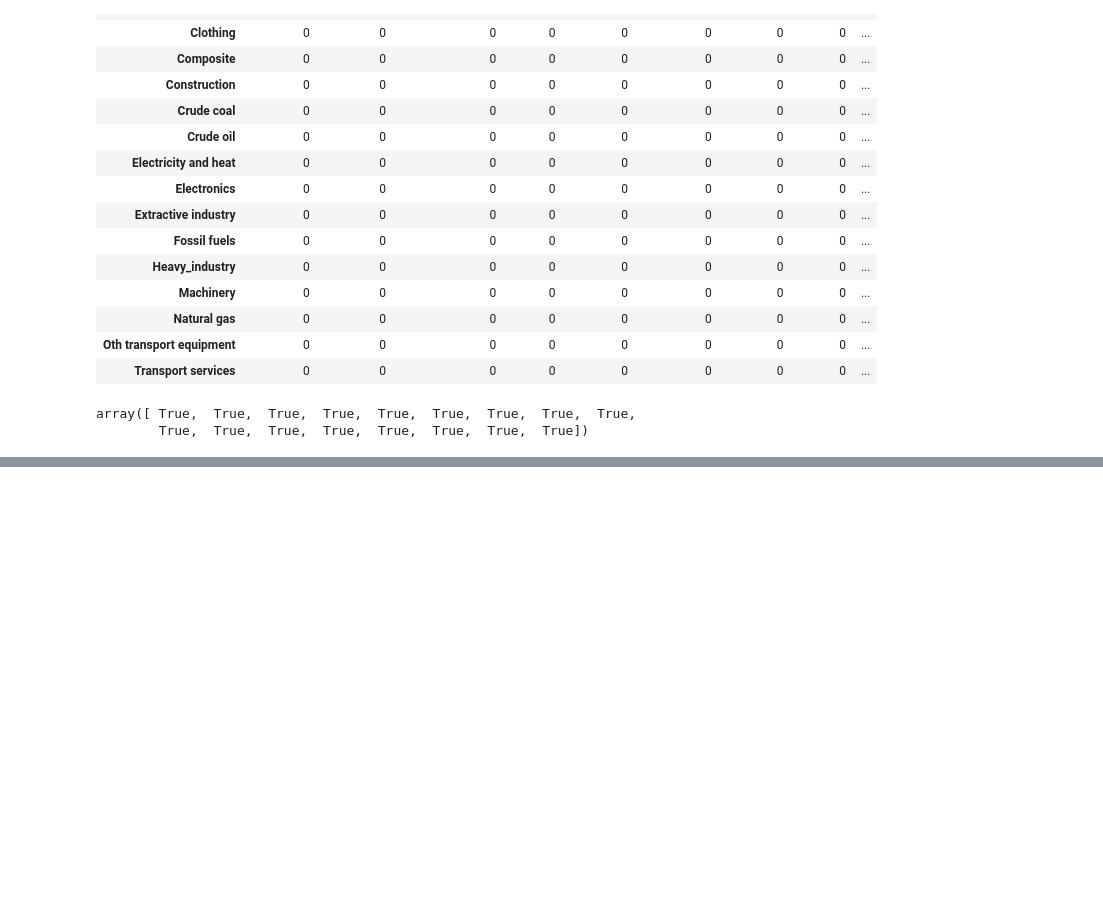
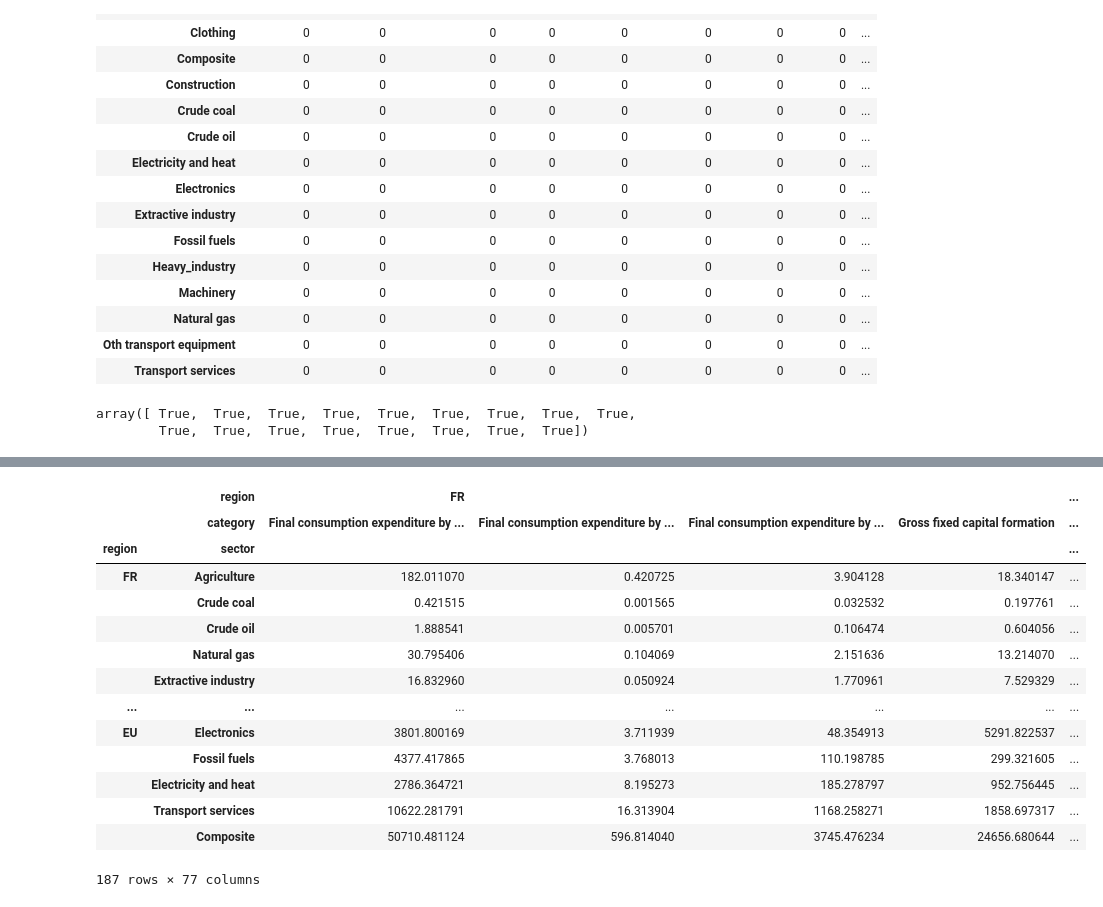
Before and after one commit to Maestrofinn/MatMat-Trade, a Jupyter notebook: main.ipynb, the cells around one changed output, grey strips where cells are left out. Drawn from its saved outputs; the diff is of its cells as text; code cells hidden in the pictures; blank space fills up the shorter version.

```diff
--- a/main.ipynb
+++ b/main.ipynb
@@ -971,0 +1058,18 @@ iot.Z
+# %%
+model.iot.L.dot(Y_bis)
+# %% [output]
+|  | region | FR |  |  |  | ... |
+|  | category | Final consumption expenditure by ... | Final consumption expenditure by ... | Final consumption expenditure by ... | Gross fixed capital formation | ... |
+| region | sector |  |  |  |  | ... |
+| FR | Agriculture | 182.011070 | 0.420725 | 3.904128 | 18.340147 | ... |
+|  | Crude coal | 0.421515 | 0.001565 | 0.032532 | 0.197761 | ... |
+|  | Crude oil | 1.888541 | 0.005701 | 0.106474 | 0.604056 | ... |
+|  | Natural gas | 30.795406 | 0.104069 | 2.151636 | 13.214070 | ... |
+|  | Extractive industry | 16.832960 | 0.050924 | 1.770961 | 7.529329 | ... |
+| ... | ... | ... | ... | ... | ... | ... |
+| EU | Electronics | 3801.800169 | 3.711939 | 48.354913 | 5291.822537 | ... |
+|  | Fossil fuels | 4377.417865 | 3.768013 | 110.198785 | 299.321605 | ... |
+|  | Electricity and heat | 2786.364721 | 8.195273 | 185.278797 | 952.756445 | ... |
+|  | Transport services | 10622.281791 | 16.313904 | 1168.258271 | 1858.697317 | ... |
+|  | Composite | 50710.481124 | 596.814040 | 3745.476234 | 24656.680644 | ... |
+187 rows × 77 columns
```
Also changed, not shown: parts of 28 cells of this notebook, 7 other files.
